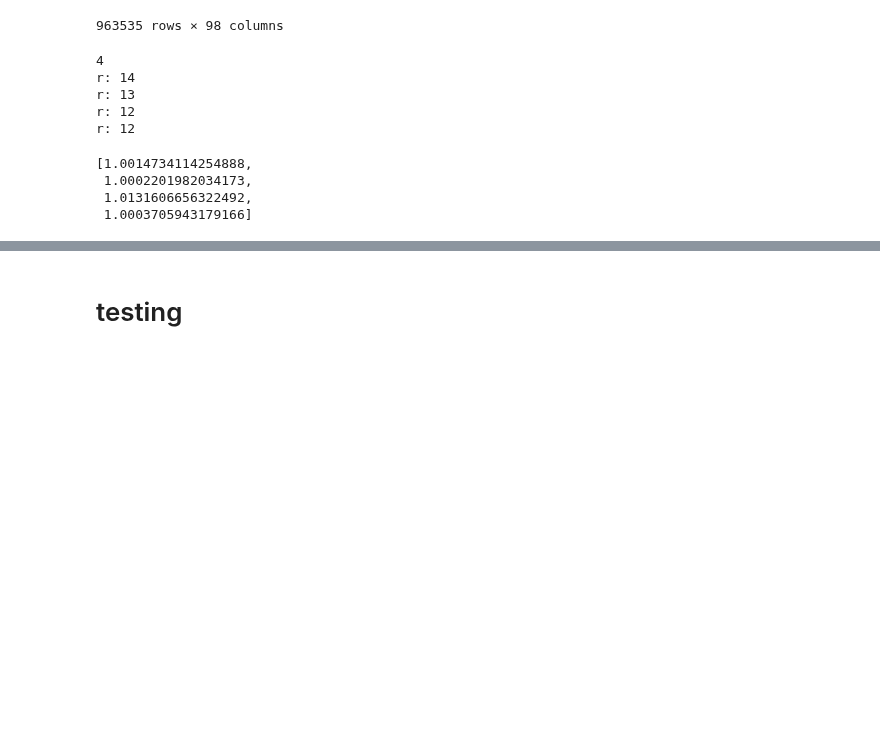
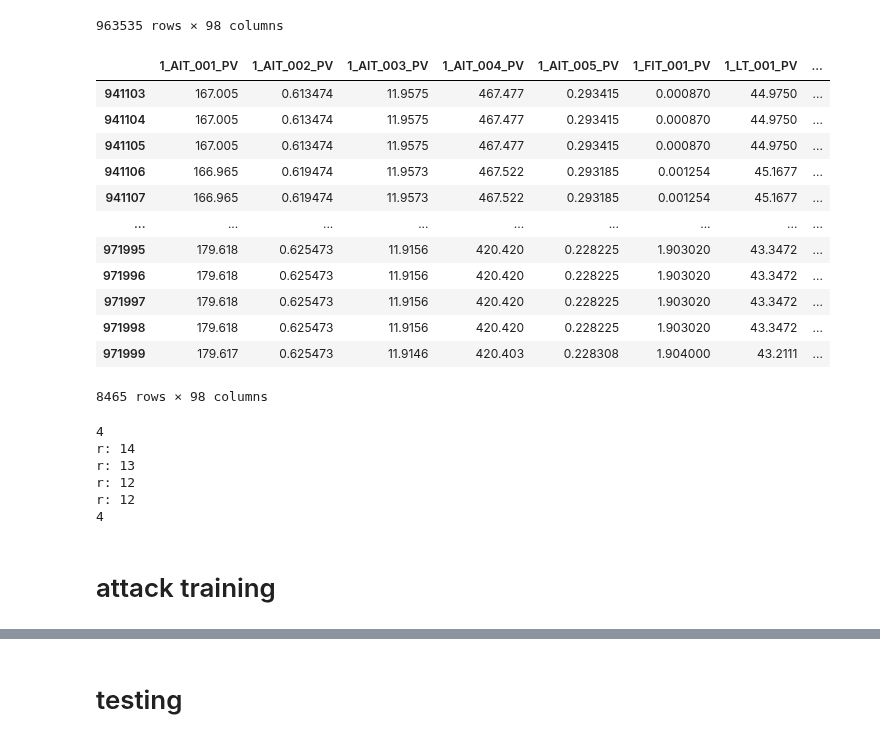
Before and after one commit to manu1003/meepc, a Jupyter notebook: PIpeline.ipynb, the cells around one changed output, grey strips where cells are left out. Drawn from its saved outputs; the diff is of its cells as text; code cells hidden in the pictures; blank space fills up the shorter version.

```diff
--- a/PIpeline.ipynb
+++ b/PIpeline.ipynb
@@ -55,6 +55,22 @@ df_normal
 | 971941 | 179.491 | 0.631472 | 11.9234 | 420.706 | 0.228469 | 1.899090 | 42.5462 | ... |
 | 971942 | 179.538 | 0.589479 | 11.9148 | 420.700 | 0.228129 | 1.907060 | 42.5509 | ... |
 963535 rows × 98 columns
+# %%
+df_attack
+# %% [output]
+|  | 1_AIT_001_PV | 1_AIT_002_PV | 1_AIT_003_PV | 1_AIT_004_PV | 1_AIT_005_PV | 1_FIT_001_PV | 1_LT_001_PV | ... |
+| 941103 | 167.005 | 0.613474 | 11.9575 | 467.477 | 0.293415 | 0.000870 | 44.9750 | ... |
+| 941104 | 167.005 | 0.613474 | 11.9575 | 467.477 | 0.293415 | 0.000870 | 44.9750 | ... |
+| 941105 | 167.005 | 0.613474 | 11.9575 | 467.477 | 0.293415 | 0.000870 | 44.9750 | ... |
+| 941106 | 166.965 | 0.619474 | 11.9573 | 467.522 | 0.293185 | 0.001254 | 45.1677 | ... |
+| 941107 | 166.965 | 0.619474 | 11.9573 | 467.522 | 0.293185 | 0.001254 | 45.1677 | ... |
+| ... | ... | ... | ... | ... | ... | ... | ... | ... |
+| 971995 | 179.618 | 0.625473 | 11.9156 | 420.420 | 0.228225 | 1.903020 | 43.3472 | ... |
+| 971996 | 179.618 | 0.625473 | 11.9156 | 420.420 | 0.228225 | 1.903020 | 43.3472 | ... |
+| 971997 | 179.618 | 0.625473 | 11.9156 | 420.420 | 0.228225 | 1.903020 | 43.3472 | ... |
+| 971998 | 179.618 | 0.625473 | 11.9156 | 420.420 | 0.228225 | 1.903020 | 43.3472 | ... |
+| 971999 | 179.617 | 0.625473 | 11.9146 | 420.403 | 0.228308 | 1.904000 | 43.2111 | ... |
+8465 rows × 98 columns
 # %%
 sensors = [3,9,25,43]
 df_normal = df_normal.iloc[:, sensors]
@@ -86,7 +100,6 @@ centers=[]
 clusters_R=[]
 clusters_V=[]
 # tsne=TSNE(n_components=2,perplexity=30)
-
 
 for i in range(optimal_k):
     cluster_ = X[np.where(kmeans.labels_ == i)[0]]
@@ -114,14 +127,13 @@ for i in range(optimal_k):
 #     ax.add_patch(ellipse)
 #     sns.scatterplot(x = cluster_[:,0], y = cluster_[:,1])
 # plt.show()
-radiis
+print(len(radiis))
 # %% [output]
 4
 r: 14
 r: 13
 r: 12
 r: 12
+4
-[1.0014734114254888,
- 1.0002201982034173,
- 1.0131606656322492,
- 1.0003705943179166]
+# %% [markdown]
+# attack training
```
Also changed, not shown: parts of 17 cells of this notebook, 1 other file.
